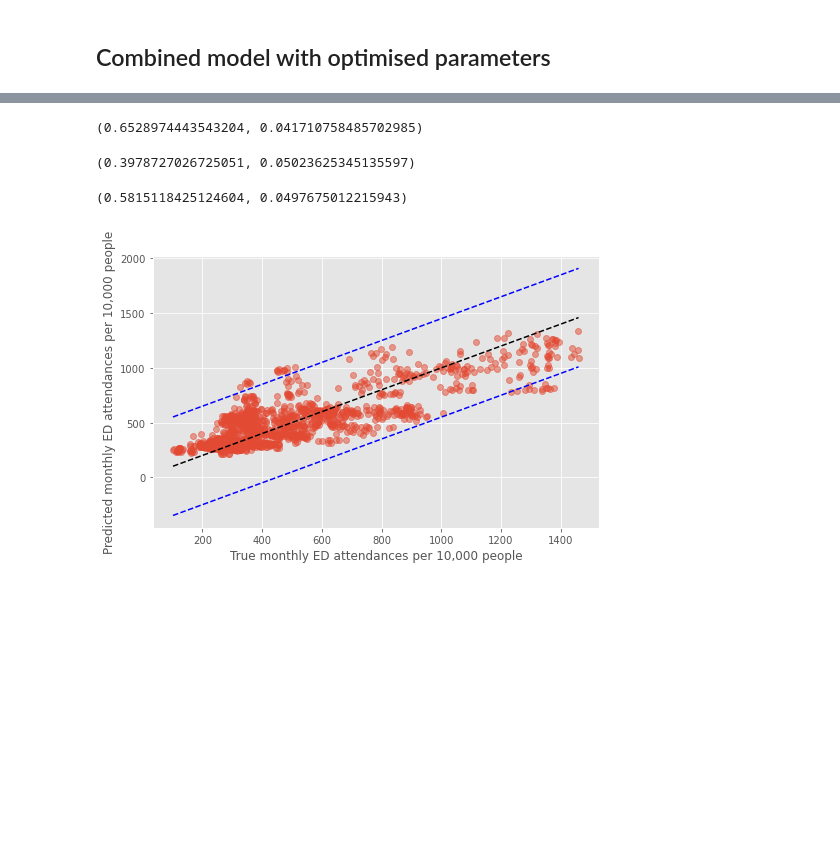
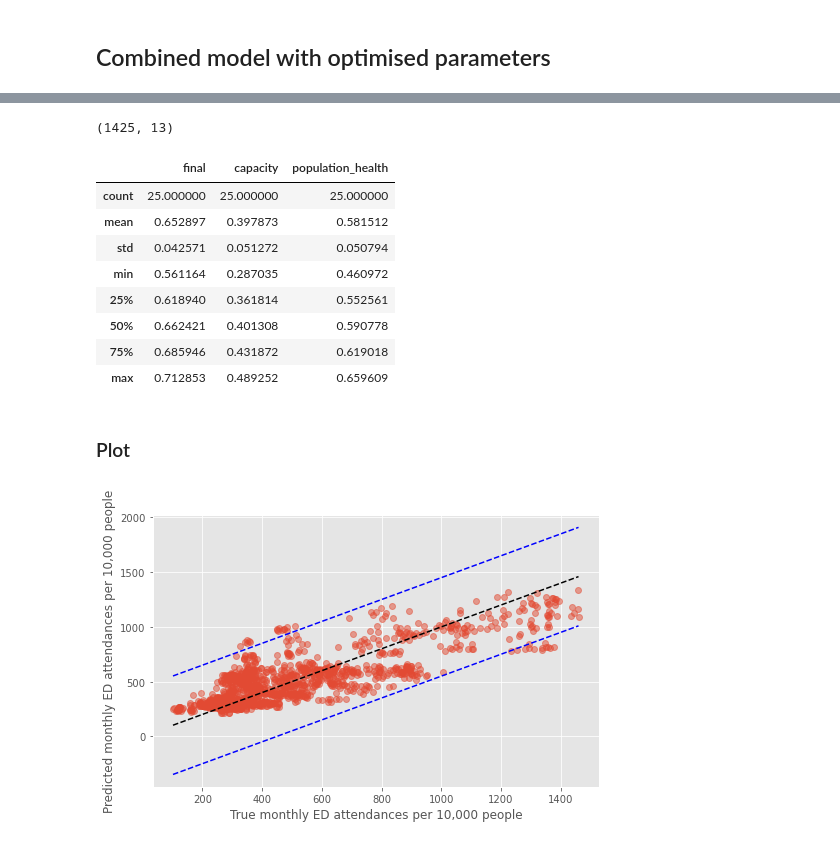
Before and after one commit to CharlotteJames/ed-forecast, a Jupyter notebook: notebooks/stacked_model.ipynb, the cells around one changed output, grey strips where cells are left out. Drawn from its saved outputs; the diff is of its cells as text; code cells hidden in the pictures; blank space fills up the shorter version.

```diff
--- a/notebooks/stacked_model.ipynb
+++ b/notebooks/stacked_model.ipynb
@@ -883,2 +241,0 @@ def cv_combined(dta):
-# %%
-scores_final, scores_rf1, scores_rf2, coefs = cv_combined(dta)
@@ -1124,12 +383,11 @@ Combined training score: 0.715394576590846
-# %%
-np.mean(scores_final), np.std(scores_final)
-# %% [output]
-(0.6528974443543204, 0.041710758485702985)
-# %%
-np.mean(scores_rf1), np.std(scores_rf1)
-# %% [output]
-(0.3978727026725051, 0.05023625345135597)
-# %%
-np.mean(scores_rf2), np.std(scores_rf2)
-# %% [output]
-(0.5815118425124604, 0.0497675012215943)
+# %%
+#capacity model
+rf1 = RandomForestRegressor(max_depth=5, n_estimators=4, random_state=0)
+
+#population health model
+rf2 = RandomForestRegressor(max_depth=3, n_estimators=2, random_state=0)
+
+scores_final, scores_rf1, scores_rf2, \
+dta_pred, coefs = cv_combined(dta, rf1, rf2)
+# %% [output]
+(1425, 13)
@@ -1136,3 +400,17 @@ np.mean(scores_rf2), np.std(scores_rf2)
+# %%
+results.describe()
+# %% [output]
+|  | final | capacity | population_health |
+| count | 25.000000 | 25.000000 | 25.000000 |
+| mean | 0.652897 | 0.397873 | 0.581512 |
+| std | 0.042571 | 0.051272 | 0.050794 |
+| min | 0.561164 | 0.287035 | 0.460972 |
+| 25% | 0.618940 | 0.361814 | 0.552561 |
+| 50% | 0.662421 | 0.401308 | 0.590778 |
+| 75% | 0.685946 | 0.431872 | 0.619018 |
+| max | 0.712853 | 0.489252 | 0.659609 |
+# %% [markdown]
+### Plot
 # %%
 fig,ax = plt.subplots(figsize=(8,5))
 
```
Also changed, not shown: parts of 125 cells of this notebook, 2 other files.
